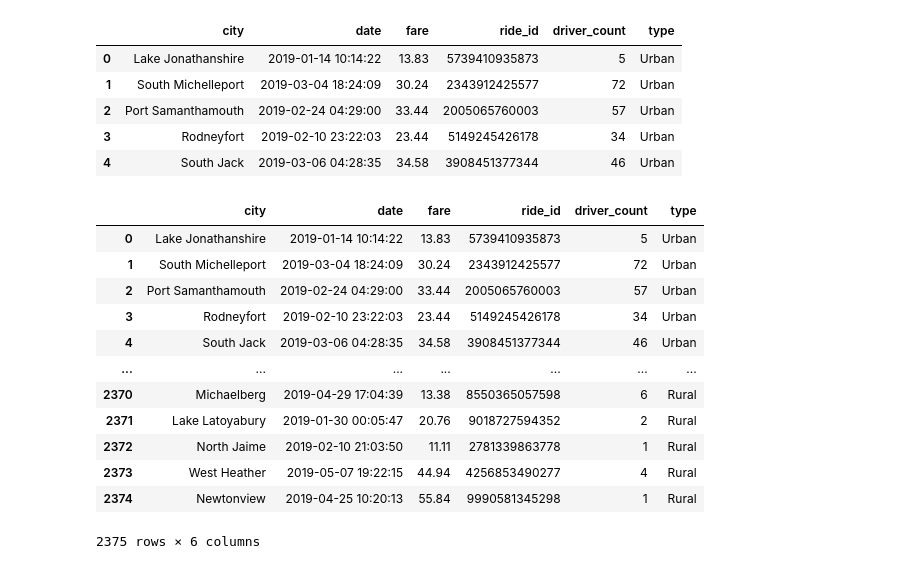
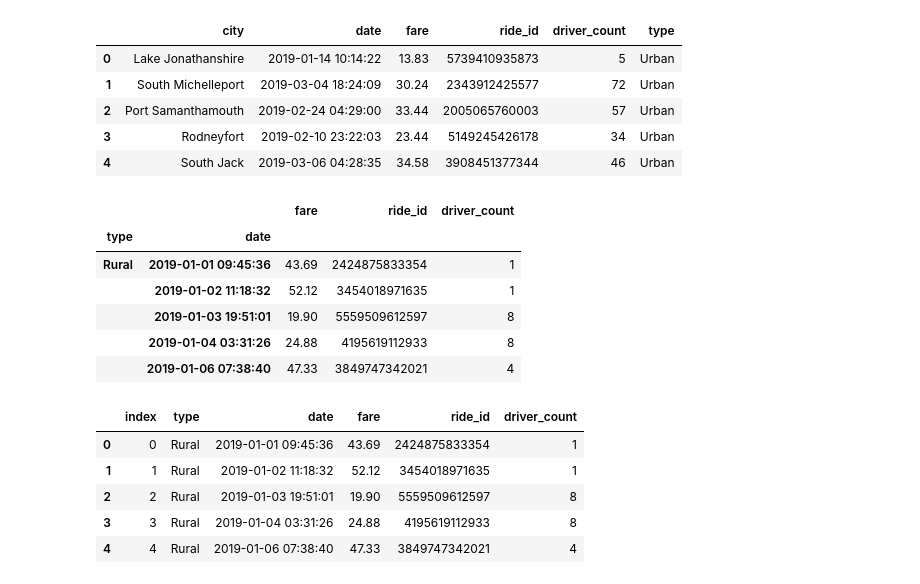
Before and after one commit to phillipbrock/PyBer_Analysis, a Jupyter notebook: Pyber_Challenge.ipynb, the cells around one changed output. Cells and saved outputs as stored; diff of their text form; code cells hidden in the pictures.

```diff
--- a/Pyber_Challenge.ipynb
+++ b/Pyber_Challenge.ipynb
@@ -135,25 +135,28 @@ pyber_data_df.head()
 # %%
 # 2. Using groupby() to create a new DataFrame showing the sum of the fares
 #  for each date where the indices are the city type and date.
-fares_and_date_df = pyber_data_df.groupby(["type", "date"])
+fares_and_date_df = pyber_data_df.groupby(["type", "date"]).sum("fare")
 fares_and_date_df.head()
 # %% [output]
-|  | city | date | fare | ride_id | driver_count | type |
-| 0 | Lake Jonathanshire | 2019-01-14 10:14:22 | 13.83 | 5739410935873 | 5 | Urban |
-| 1 | South Michelleport | 2019-03-04 18:24:09 | 30.24 | 2343912425577 | 72 | Urban |
-| 2 | Port Samanthamouth | 2019-02-24 04:29:00 | 33.44 | 2005065760003 | 57 | Urban |
-| 3 | Rodneyfort | 2019-02-10 23:22:03 | 23.44 | 5149245426178 | 34 | Urban |
-| 4 | South Jack | 2019-03-06 04:28:35 | 34.58 | 3908451377344 | 46 | Urban |
-| ... | ... | ... | ... | ... | ... | ... |
-| 2370 | Michaelberg | 2019-04-29 17:04:39 | 13.38 | 8550365057598 | 6 | Rural |
-| 2371 | Lake Latoyabury | 2019-01-30 00:05:47 | 20.76 | 9018727594352 | 2 | Rural |
-| 2372 | North Jaime | 2019-02-10 21:03:50 | 11.11 | 2781339863778 | 1 | Rural |
-| 2373 | West Heather | 2019-05-07 19:22:15 | 44.94 | 4256853490277 | 4 | Rural |
-| 2374 | Newtonview | 2019-04-25 10:20:13 | 55.84 | 9990581345298 | 1 | Rural |
+|  |  | fare | ride_id | driver_count |
+| type | date |  |  |  |
+| Rural | 2019-01-01 09:45:36 | 43.69 | 2424875833354 | 1 |
+|  | 2019-01-02 11:18:32 | 52.12 | 3454018971635 | 1 |
+|  | 2019-01-03 19:51:01 | 19.90 | 5559509612597 | 8 |
+|  | 2019-01-04 03:31:26 | 24.88 | 4195619112933 | 8 |
+|  | 2019-01-06 07:38:40 | 47.33 | 3849747342021 | 4 |
-2375 rows × 6 columns
 # %%
 # 3. Reset the index on the DataFrame you created in #1. This is needed to use the 'pivot()' function.
 # df = df.reset_index()
+fares_and_date_df = fares_and_date_df.reset_index()
+fares_and_date_df.head()
+# %% [output]
+|  | index | type | date | fare | ride_id | driver_count |
+| 0 | 0 | Rural | 2019-01-01 09:45:36 | 43.69 | 2424875833354 | 1 |
+| 1 | 1 | Rural | 2019-01-02 11:18:32 | 52.12 | 3454018971635 | 1 |
+| 2 | 2 | Rural | 2019-01-03 19:51:01 | 19.90 | 5559509612597 | 8 |
+| 3 | 3 | Rural | 2019-01-04 03:31:26 | 24.88 | 4195619112933 | 8 |
+| 4 | 4 | Rural | 2019-01-06 07:38:40 | 47.33 | 3849747342021 | 4 |
 # %%
 # 4. Create a pivot table with the 'date' as the index, the columns ='type', and values='fare'
 # to get the total fares for each type of city by the date.
```
Also changed, not shown: parts of 6 cells of this notebook, 1 other file.
